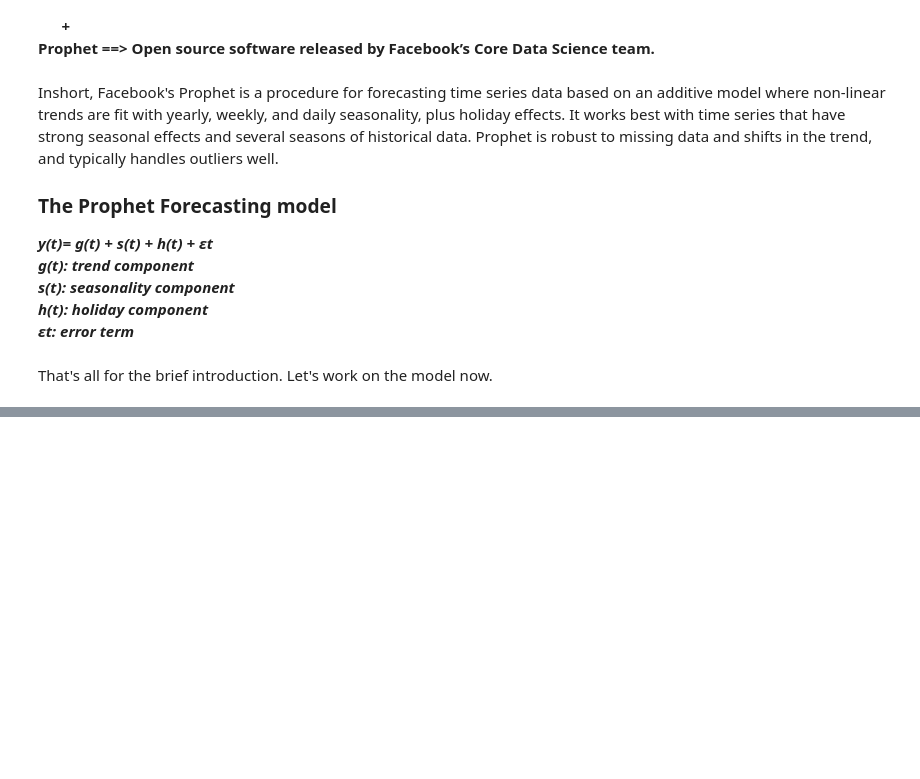
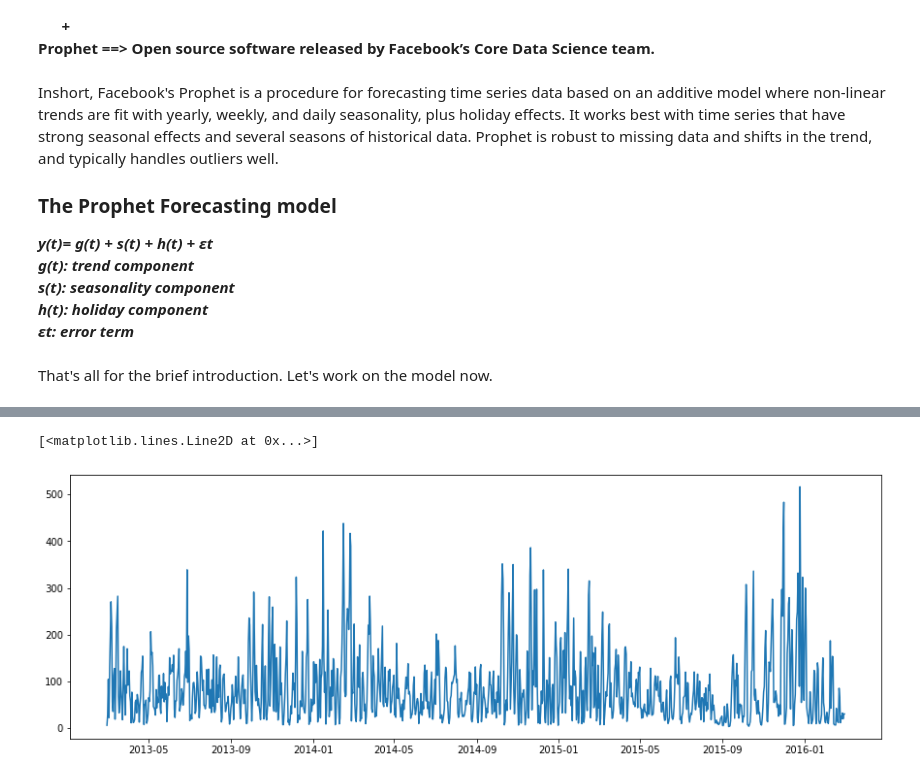
Before and after one commit to aishrock006/Capstone-Project, a Jupyter notebook: 3Data modeling with FBProphet.ipynb, the cells around one changed output, grey strips where cells are left out. Drawn from its saved outputs; the diff is of its cells as text; code cells hidden in the pictures; blank space fills up the shorter version.

```diff
--- a/3Data modeling with FBProphet.ipynb
+++ b/3Data modeling with FBProphet.ipynb
@@ -17,0 +27,4 @@ That's all for the brief introduction. Let's work on the model now.
+# %%
+# loading daily data of PM2.5
+train_PM25 = pd.read_csv('dataset/daily/train/train_PM2.5.csv',parse_dates = [0])
+test_PM25 = pd.read_csv('dataset/daily/test/test_PM2.5.csv',parse_dates = [0])
@@ -17,0 +50,4 @@ That's all for the brief introduction. Let's work on the model now.
+# %%
+# formatting data for FBProphet
+train_PM25.columns = ['ds','y']
+test_PM25.columns = ['ds','y']
@@ -17,0 +64,7 @@ That's all for the brief introduction. Let's work on the model now.
+# %%
+# let's plot our train data
+plt.figure(figsize=(15,5))
+plt.plot(train_PM25['ds'],train_PM25['y'])
+# %% [output]
+[<matplotlib.lines.Line2D at 0x...>]
+[figure, added]
```
Also changed, not shown: parts of 12 cells of this notebook.
